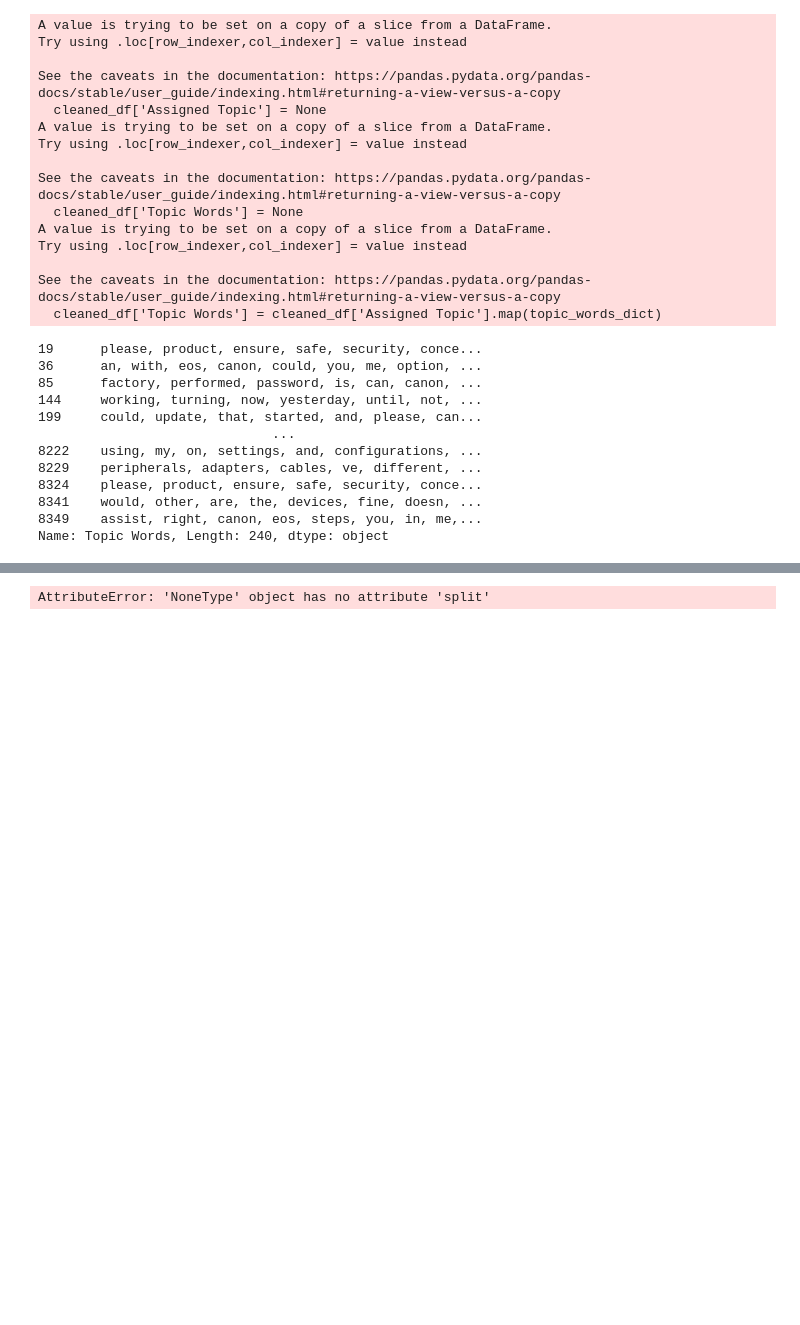
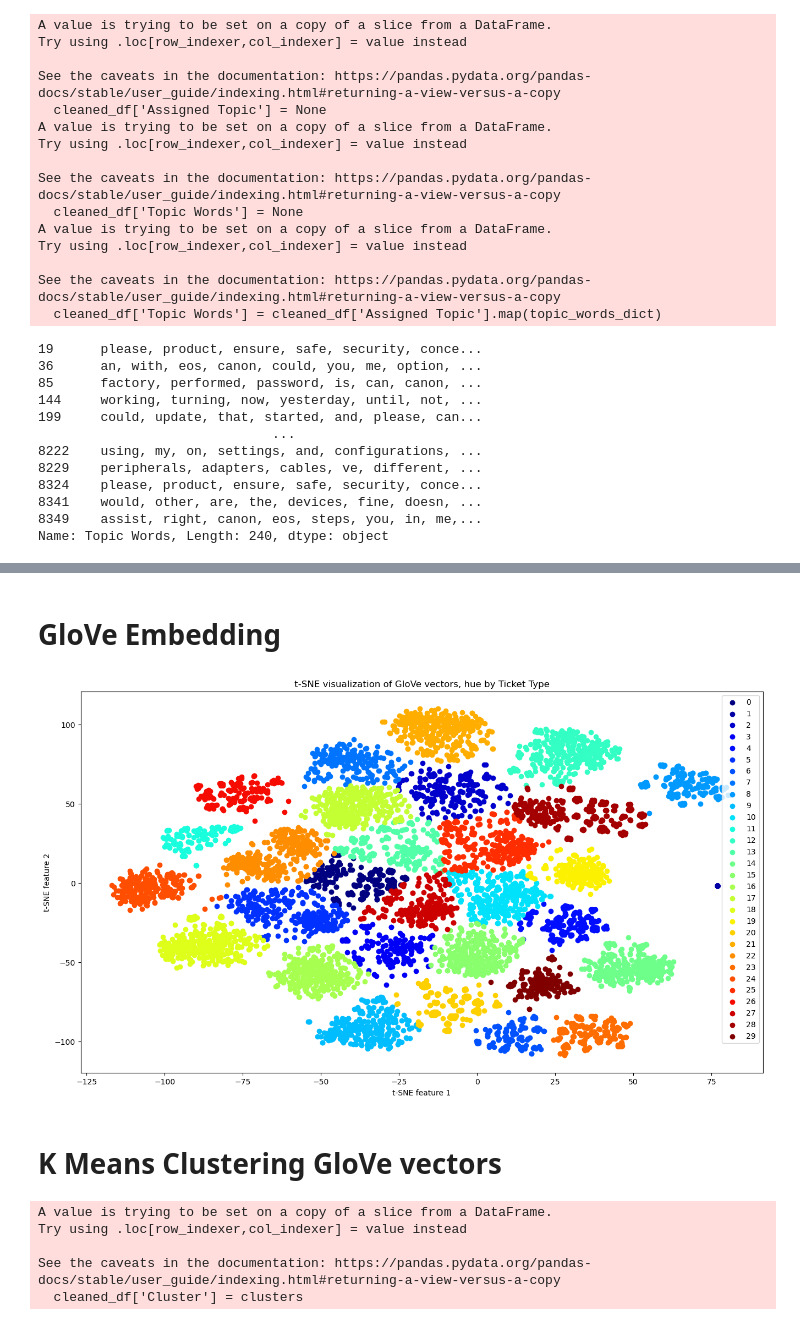
Before and after one commit to WesleyDickens/Customer-Support, a Jupyter notebook: NLP.ipynb, the cells around one changed output, grey strips where cells are left out. Saved outputs shown, nothing was run; the diff lists cells and outputs as text; code cells hidden in the pictures; blank space fills up the shorter version.

Commit message:
adding glove

```diff
--- a/NLP.ipynb
+++ b/NLP.ipynb
@@ -74,8 +74,14 @@ def process_ticket(ticket_text, min_length):
     # get common stop words that we'll remove during tokenization/text normalization
     stop_words = list(get_stop_words('en'))         #About 900 stopwords
     nltk_words = list(stopwords.words('english')) #About 150 stopwords
+    custom_words = ['please','assist','issue','product','problem','persists','unable','noticed','use','possible','using','sometimes','checked','item','facing','need','assistance']
+    product_words = []
+    for item in df['Product Purchased'].unique():
+        for word in item.split():
+            product_words.append(word.lower())
     stop_words.extend(nltk_words)
-
+    stop_words.extend(custom_words)
+    stop_words.extend(product_words)
     #initialize lemmatizer
     wnl = WordNetLemmatizer()
 
@@ -311,10 +278,2 @@ glove_vectors = np.array([document_to_glove_vector(doc, glove_embeddings) for do
-# %%
-# # For TF-IDF vectors
-# tsne_model_tfidf = TSNE(n_components=2, random_state=42)
-# tsne_tfidf = tsne_model_tfidf.fit_transform(tfidf_vectors.toarray())  # Convert sparse matrix to dense
-
-# For GloVe vectors
-tsne_model_glove = TSNE(n_components=2, random_state=42)
-tsne_glove = tsne_model_glove.fit_transform(glove_vectors)
-# %% [output]
-AttributeError: 'NoneType' object has no attribute 'split'
+# %% [markdown]
+# GloVe Embedding
@@ -320,0 +322,45 @@ AttributeError: 'NoneType' object has no attribute 'split'
+# %%
+import matplotlib.pyplot as plt
+import numpy as np
+
+# Extract ticket types corresponding to the order of documents in the GloVe transformation
+ticket_types = cleaned_df['Cluster'].values  # Assuming order is the same
+
+# Map each unique ticket type to a color
+unique_ticket_types = np.unique(ticket_types)
+colors = plt.cm.jet(np.linspace(0, 1, len(unique_ticket_types)))  # Generate colors
+color_map = dict(zip(unique_ticket_types, colors))  # Create a mapping of ticket type to color
+
+# Plotting
+plt.figure(figsize=(16, 9))
+for ticket_type in unique_ticket_types:
+    idx = np.where(ticket_types == ticket_type)  # Find indices of each ticket type
+    plt.scatter(tsne_glove[idx, 0], tsne_glove[idx, 1], label=ticket_type, color=color_map[ticket_type])
+
+plt.title('t-SNE visualization of GloVe vectors, hue by Ticket Type')
+plt.xlabel('t-SNE feature 1')
+plt.ylabel('t-SNE feature 2')
+plt.legend()
+plt.show()
+# %% [output]
+[figure, added]
+# %% [markdown]
+# K Means Clustering GloVe vectors
+# %%
+from sklearn.cluster import KMeans
+
+# Number of clusters
+k = 30  # Adjust based on your visual inspection of the t-SNE plot
+
+# Apply K-means clustering
+kmeans = KMeans(n_clusters=k, random_state=42)
+clusters = kmeans.fit_predict(tsne_glove)
+
+# Add the cluster labels to your DataFrame
+cleaned_df['Cluster'] = clusters
+# %% [output]
+A value is trying to be set on a copy of a slice from a DataFrame.
+Try using .loc[row_indexer,col_indexer] = value instead
+
+See the caveats in the documentation: https://pandas.pydata.org/pandas-docs/stable/user_guide/indexing.html#returning-a-view-versus-a-copy
+  cleaned_df['Cluster'] = clusters
```
Also changed, not shown: parts of 16 cells of this notebook, 1 other file.
